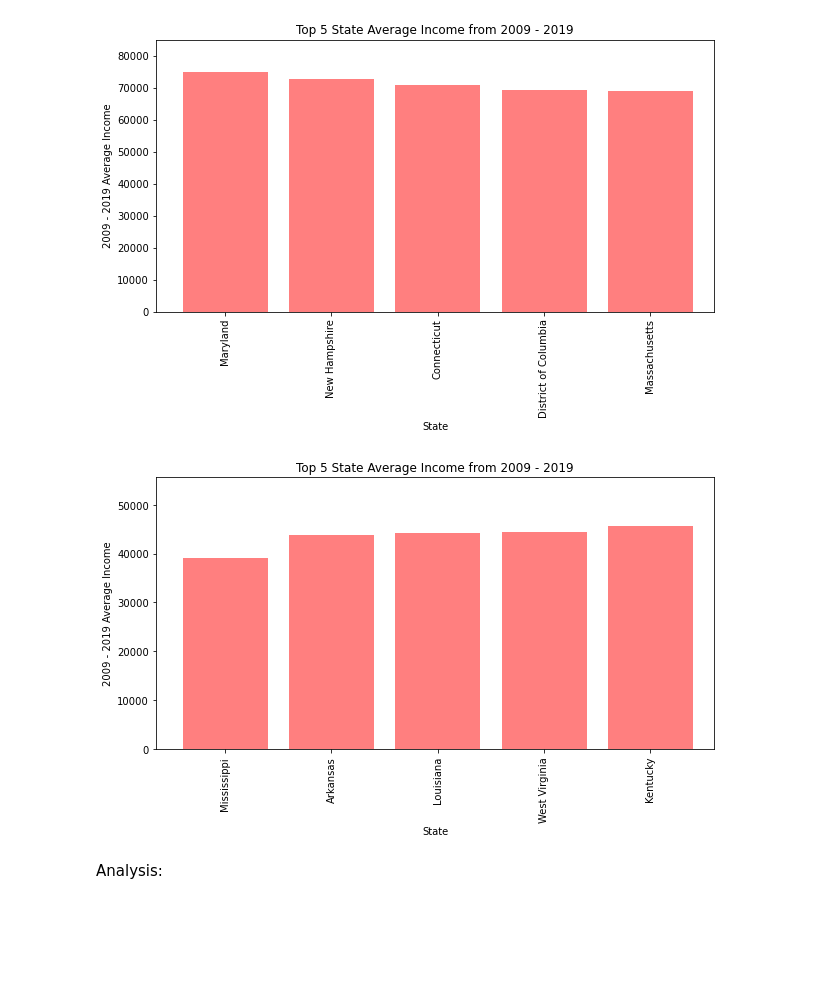
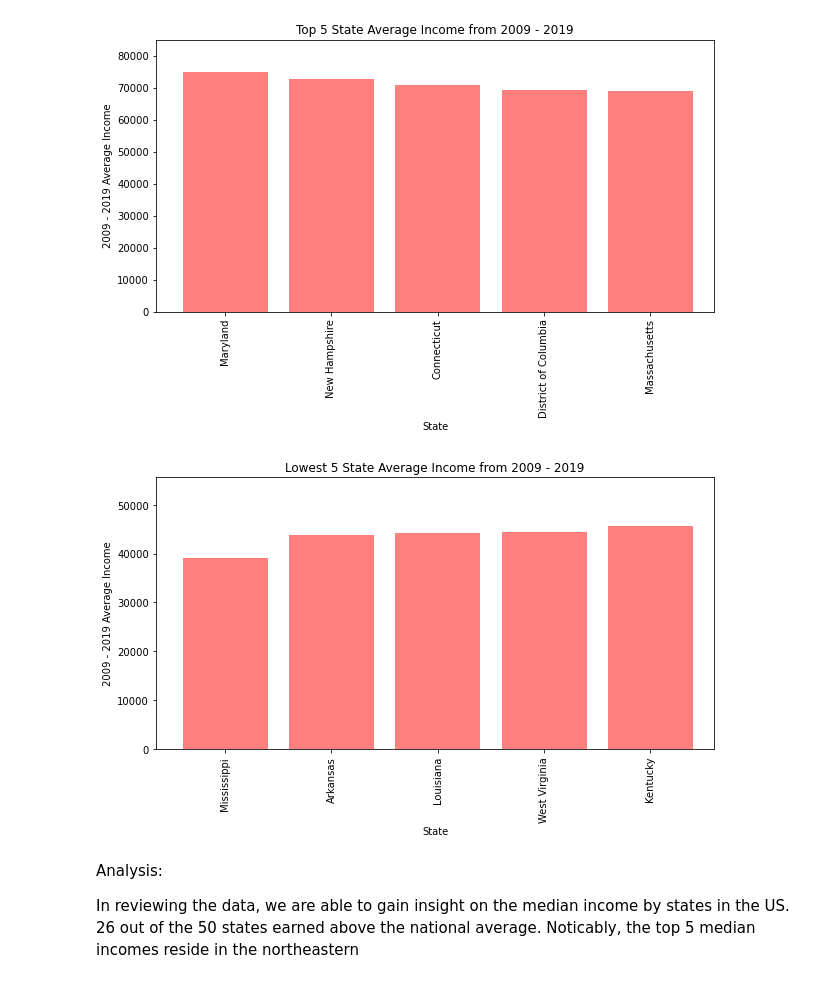
Before and after one commit to josh-acampado/dumbledores_platoon, a Jupyter notebook: Median Income by State.ipynb, the cells around one changed output. Saved outputs shown, nothing was run; the diff lists cells and outputs as text; code cells hidden in the pictures; blank space fills up the shorter version.

Commit message:
Fixed .png, added analysis

```diff
--- a/Median Income by State.ipynb
+++ b/Median Income by State.ipynb
@@ -220,21 +220,23 @@ plt.show()
 # %%
 #Visualizations
 
 #bar graph, bottom 5
 
 x_axis = np.arange(len(top_5_df))
 tick_locations = [value+0.4 for value in x_axis]
 plt.figure(figsize=(10,5))
 plt.bar(x_axis, bottom_5_df["Average over 10 years"], color='r', alpha=0.5, align="edge")
 plt.xticks(tick_locations, bottom_5_df.index, rotation="vertical")
 plt.xlim(-0.25, len(x_axis))
 plt.ylim(0, max(bottom_5_df["Average over 10 years"])+10000)
-plt.title("Top 5 State Average Income from 2009 - 2019")
+plt.title("Lowest 5 State Average Income from 2009 - 2019")
 plt.xlabel("State")
 plt.ylabel("2009 - 2019 Average Income")
-plt.savefig("bottom5_income_average.png")
+plt.savefig("images/bottom5_income_average.png", bbox_inches='tight')
 plt.show()
 # %% [output]
-[figure, old version]
+[figure, new version]
-# %% [markdown]
-Analysis:
+# %% [markdown]
+Analysis:
+
+In reviewing the data, we are able to gain insight on the median income by states in the US. 26 out of the 50 states earned above the national average. Noticably, the top 5 median incomes reside in the northeastern
```
Also changed, not shown: parts of 2 cells of this notebook, 3 other files.
